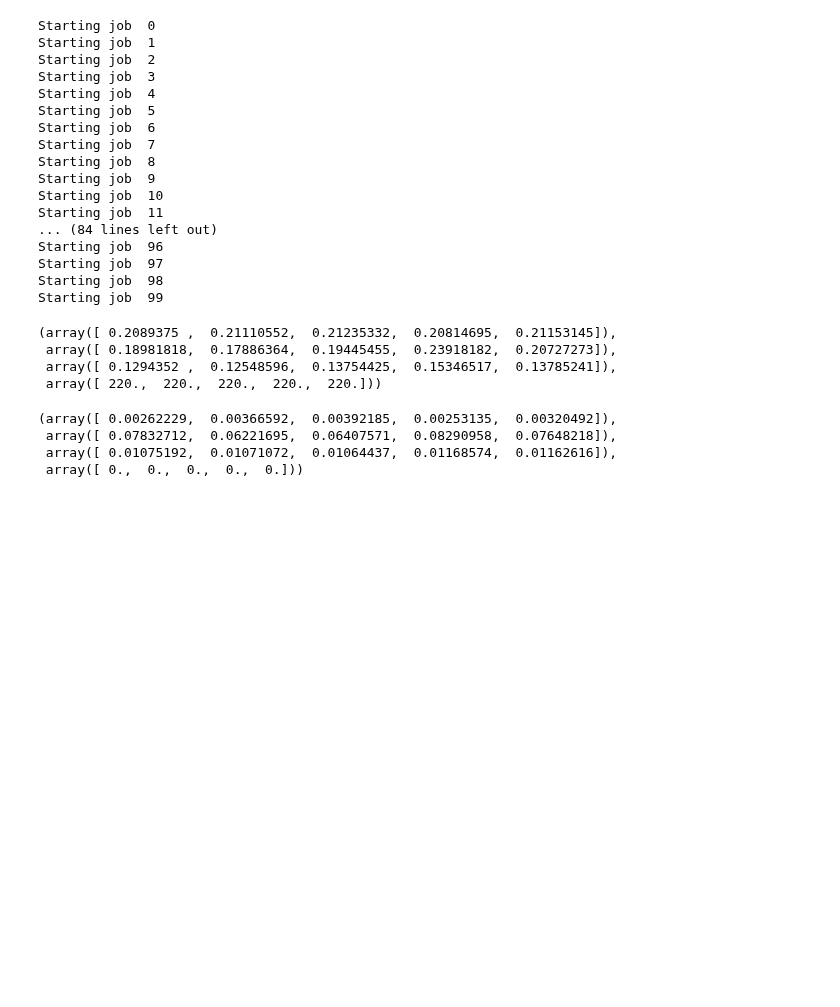
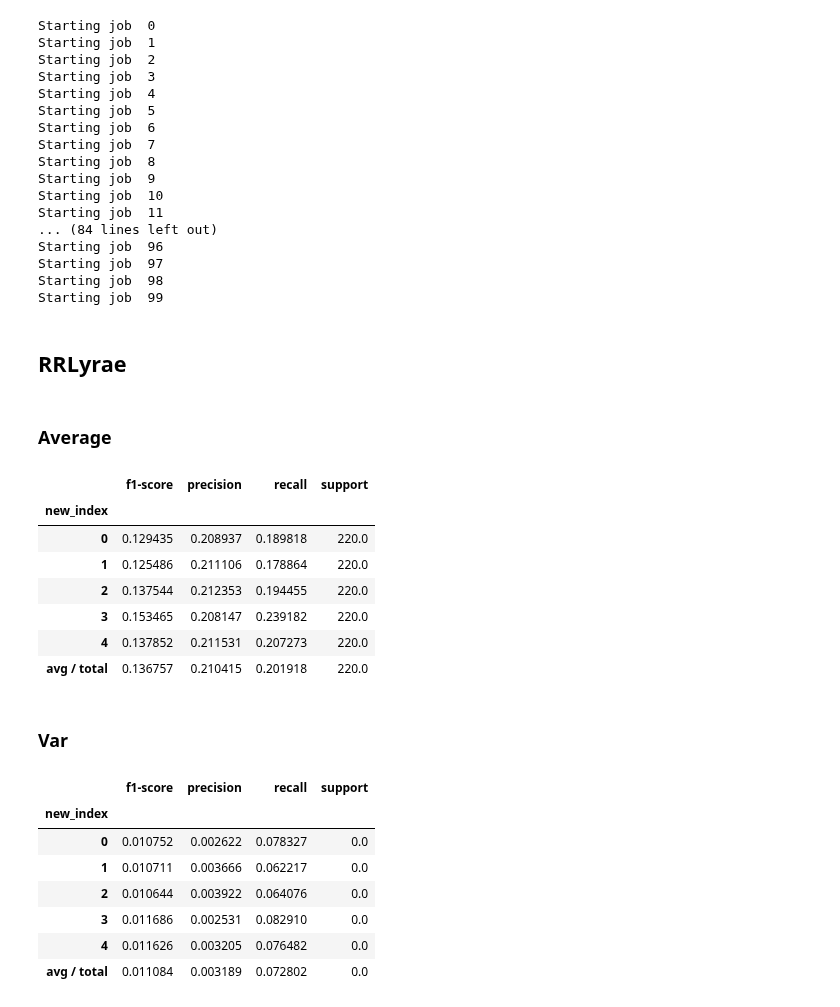
Before and after one commit to carpyncho/vvv_gen_catalog, a Jupyter notebook: detect_tile.ipynb, the cells around one changed output. Drawn from its saved outputs; the diff is of its cells as text; code cells hidden in the pictures; blank space fills up the shorter version.

```diff
--- a/detect_tile.ipynb
+++ b/detect_tile.ipynb
@@ -486,17 +487,39 @@ def var_r(results):
         recalls.var(axis=0).values,
         f1s.var(axis=0).values,
         supports.var(axis=0).values)
-# %%
-mean_r(results=results)
-# %% [output]
-(array([ 0.2089375 ,  0.21110552,  0.21235332,  0.20814695,  0.21153145]),
- array([ 0.18981818,  0.17886364,  0.19445455,  0.23918182,  0.20727273]),
- array([ 0.1294352 ,  0.12548596,  0.13754425,  0.15346517,  0.13785241]),
- array([ 220.,  220.,  220.,  220.,  220.]))
-# %%
-var_r(results)
-# %% [output]
-(array([ 0.00262229,  0.00366592,  0.00392185,  0.00253135,  0.00320492]),
- array([ 0.07832712,  0.06221695,  0.06407571,  0.08290958,  0.07648218]),
- array([ 0.01075192,  0.01071072,  0.01064437,  0.01168574,  0.01162616]),
- array([ 0.,  0.,  0.,  0.,  0.]))
+# %%
+def print_r(r):
+    dt = dict(zip(["precision", "recall", "f1-score", "support"], r))
+    df = pd.DataFrame(dt)
+    means_row = df.mean(axis=0).to_dict()
+    new_index = list(df.index) + ["avg / total"]
+    df = df.append(means_row, ignore_index=True)
+    df = df.assign(new_index=new_index)
+    df = df.set_index("new_index")
+    return df
+# %%
+d.display(d.Markdown("## RRLyrae"))
+d.display(d.Markdown("### Average"))
+display(print_r(mean_r(results=results)))
+d.display(d.Markdown("### Var"))
+display(print_r(var_r(results=results)))
+# %% [output]
+## RRLyrae
+### Average
+|  | f1-score | precision | recall | support |
+| new_index |  |  |  |  |
+| 0 | 0.129435 | 0.208937 | 0.189818 | 220.0 |
+| 1 | 0.125486 | 0.211106 | 0.178864 | 220.0 |
+| 2 | 0.137544 | 0.212353 | 0.194455 | 220.0 |
+| 3 | 0.153465 | 0.208147 | 0.239182 | 220.0 |
+| 4 | 0.137852 | 0.211531 | 0.207273 | 220.0 |
+| avg / total | 0.136757 | 0.210415 | 0.201918 | 220.0 |
+### Var
+|  | f1-score | precision | recall | support |
+| new_index |  |  |  |  |
+| 0 | 0.010752 | 0.002622 | 0.078327 | 0.0 |
+| 1 | 0.010711 | 0.003666 | 0.062217 | 0.0 |
+| 2 | 0.010644 | 0.003922 | 0.064076 | 0.0 |
+| 3 | 0.011686 | 0.002531 | 0.082910 | 0.0 |
+| 4 | 0.011626 | 0.003205 | 0.076482 | 0.0 |
+| avg / total | 0.011084 | 0.003189 | 0.072802 | 0.0 |
```
Also changed, not shown: parts of 2 cells of this notebook.
